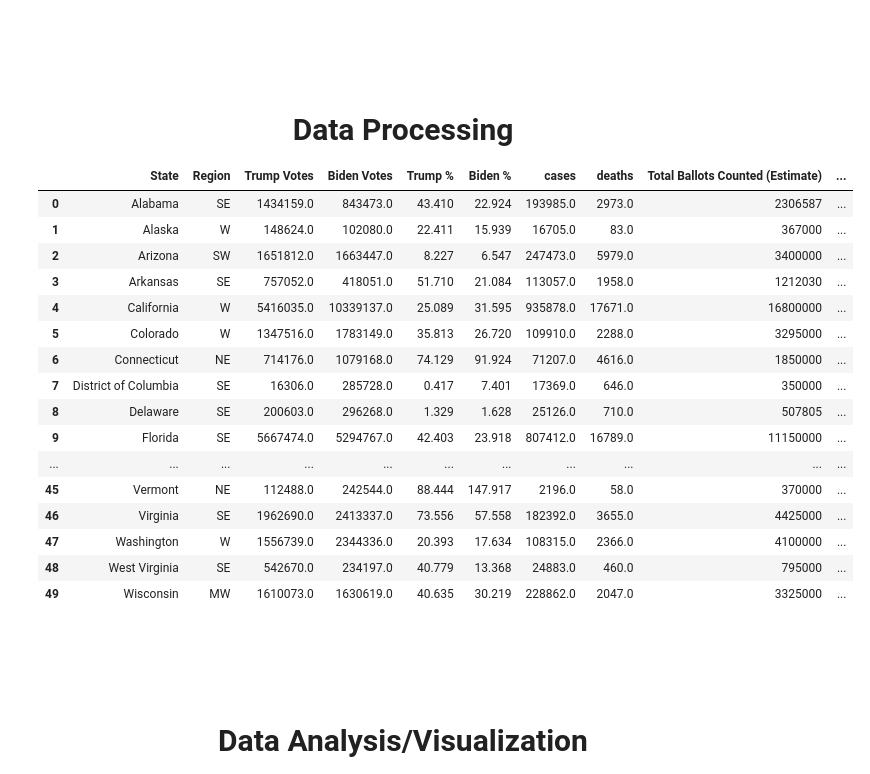
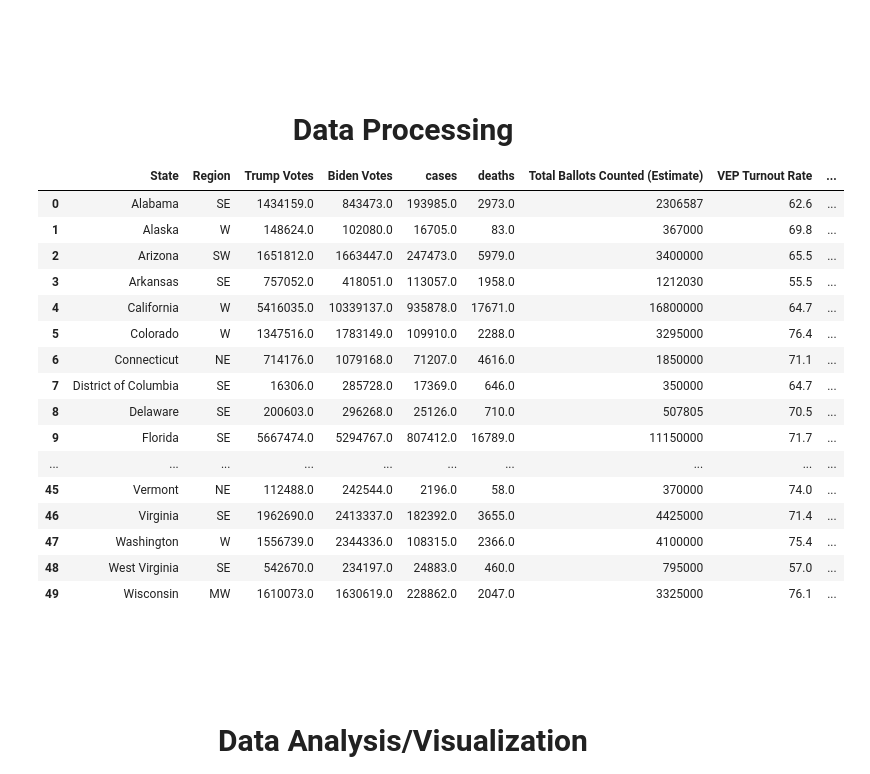
Before and after one commit to Nnaga1/COVID19-and-the-2020-election, a Jupyter notebook: final_tut.ipynb, the cells around one changed output. Drawn from its saved outputs; the diff is of its cells as text; code cells hidden in the pictures.

```diff
--- a/final_tut.ipynb
+++ b/final_tut.ipynb
@@ -84,52 +84,52 @@ electional = pd.read_csv('county_statistics.csv')
 
 electional = electional[['state','percentage20_Donald_Trump',
 'percentage20_Joe_Biden','total_votes20','votes20_Donald_Trump','votes20_Joe_Biden','cases','deaths',]]
 
 ##COVID CASES NOVEMBER 1st
 states = ["AL", "AK", "AZ", "AR", "CA", "CO", "CT", "DC", "DE", "FL", "GA", "HI", "ID", "IL", "IN", "IA", "KS", "KY", "LA", "ME", "MD", "MA", "MI", "MN", "MS", "MO", "MT", "NE", "NV", "NH", "NJ", "NM", "NY", "NC", "ND", "OH", "OK", "OR", "PA", "RI", "SC", "SD", "TN", "TX", "UT", "VT", "VA", "WA", "WV", "WI", "WY"]
 
 states_holder = []
 d = electional.loc[electional['state'] == 'SC']
 for s in states:
     d = electional.loc[electional['state'] == s]
     d = pd.DataFrame(d)
     states_holder.append(d)
 
 for i in range(50):
     states_holder[i] = replacer(states_holder[i])
     states_holder[i] = states_holder[i].groupby(['state'], as_index = False).sum()
     states_holder[i] = states_holder[i].rename(columns = {'state' : 'State Abv'})
 
 electional = pd.concat(states_holder)
 del electional['state']
 
 final_data = pd.merge(electional, data, on = 'State Abv', how = 'left').dropna()
-final_data = final_data.rename(columns = {'percentage20_Donald_Trump' : 'Trump %','percentage20_Joe_Biden' : 'Biden %', 'total_votes20' : 'Total votes',
+final_data = final_data.rename(columns = {'total_votes20' : 'Total votes',
 'votes20_Donald_Trump' : 'Trump Votes', 'votes20_Joe_Biden' : 'Biden Votes'})
 
-final_data = final_data[['State','Region','Trump Votes','Biden Votes','Trump %','Biden %','cases','deaths','Total Ballots Counted (Estimate)', 'VEP Turnout Rate','Voting-Eligible Population (VEP)', 'Voting-Age Population (VAP)','% Citizen','% Non-citizen']]
+final_data = final_data[['State','Region','Trump Votes','Biden Votes','cases','deaths','Total Ballots Counted (Estimate)', 'VEP Turnout Rate','Voting-Eligible Population (VEP)', 'Voting-Age Population (VAP)','% Citizen','% Non-citizen']]
 
 final_data['Covid Cases to Population Ratio'] = (final_data['cases'] / final_data['Voting-Age Population (VAP)']) * 100
 
 final_data
 # %% [output]
-|  | State | Region | Trump Votes | Biden Votes | Trump % | Biden % | cases | deaths | Total Ballots Counted (Estimate) | ... |
-| 0 | Alabama | SE | 1434159.0 | 843473.0 | 43.410 | 22.924 | 193985.0 | 2973.0 | 2306587 | ... |
-| 1 | Alaska | W | 148624.0 | 102080.0 | 22.411 | 15.939 | 16705.0 | 83.0 | 367000 | ... |
-| 2 | Arizona | SW | 1651812.0 | 1663447.0 | 8.227 | 6.547 | 247473.0 | 5979.0 | 3400000 | ... |
-| 3 | Arkansas | SE | 757052.0 | 418051.0 | 51.710 | 21.084 | 113057.0 | 1958.0 | 1212030 | ... |
-| 4 | California | W | 5416035.0 | 10339137.0 | 25.089 | 31.595 | 935878.0 | 17671.0 | 16800000 | ... |
-| 5 | Colorado | W | 1347516.0 | 1783149.0 | 35.813 | 26.720 | 109910.0 | 2288.0 | 3295000 | ... |
-| 6 | Connecticut | NE | 714176.0 | 1079168.0 | 74.129 | 91.924 | 71207.0 | 4616.0 | 1850000 | ... |
-| 7 | District of Columbia | SE | 16306.0 | 285728.0 | 0.417 | 7.401 | 17369.0 | 646.0 | 350000 | ... |
-| 8 | Delaware | SE | 200603.0 | 296268.0 | 1.329 | 1.628 | 25126.0 | 710.0 | 507805 | ... |
-| 9 | Florida | SE | 5667474.0 | 5294767.0 | 42.403 | 23.918 | 807412.0 | 16789.0 | 11150000 | ... |
-| ... | ... | ... | ... | ... | ... | ... | ... | ... | ... | ... |
-| 45 | Vermont | NE | 112488.0 | 242544.0 | 88.444 | 147.917 | 2196.0 | 58.0 | 370000 | ... |
-| 46 | Virginia | SE | 1962690.0 | 2413337.0 | 73.556 | 57.558 | 182392.0 | 3655.0 | 4425000 | ... |
-| 47 | Washington | W | 1556739.0 | 2344336.0 | 20.393 | 17.634 | 108315.0 | 2366.0 | 4100000 | ... |
-| 48 | West Virginia | SE | 542670.0 | 234197.0 | 40.779 | 13.368 | 24883.0 | 460.0 | 795000 | ... |
-| 49 | Wisconsin | MW | 1610073.0 | 1630619.0 | 40.635 | 30.219 | 228862.0 | 2047.0 | 3325000 | ... |
+|  | State | Region | Trump Votes | Biden Votes | cases | deaths | Total Ballots Counted (Estimate) | VEP Turnout Rate | ... |
+| 0 | Alabama | SE | 1434159.0 | 843473.0 | 193985.0 | 2973.0 | 2306587 | 62.6 | ... |
+| 1 | Alaska | W | 148624.0 | 102080.0 | 16705.0 | 83.0 | 367000 | 69.8 | ... |
+| 2 | Arizona | SW | 1651812.0 | 1663447.0 | 247473.0 | 5979.0 | 3400000 | 65.5 | ... |
+| 3 | Arkansas | SE | 757052.0 | 418051.0 | 113057.0 | 1958.0 | 1212030 | 55.5 | ... |
+| 4 | California | W | 5416035.0 | 10339137.0 | 935878.0 | 17671.0 | 16800000 | 64.7 | ... |
+| 5 | Colorado | W | 1347516.0 | 1783149.0 | 109910.0 | 2288.0 | 3295000 | 76.4 | ... |
+| 6 | Connecticut | NE | 714176.0 | 1079168.0 | 71207.0 | 4616.0 | 1850000 | 71.1 | ... |
+| 7 | District of Columbia | SE | 16306.0 | 285728.0 | 17369.0 | 646.0 | 350000 | 64.7 | ... |
+| 8 | Delaware | SE | 200603.0 | 296268.0 | 25126.0 | 710.0 | 507805 | 70.5 | ... |
+| 9 | Florida | SE | 5667474.0 | 5294767.0 | 807412.0 | 16789.0 | 11150000 | 71.7 | ... |
+| ... | ... | ... | ... | ... | ... | ... | ... | ... | ... |
+| 45 | Vermont | NE | 112488.0 | 242544.0 | 2196.0 | 58.0 | 370000 | 74.0 | ... |
+| 46 | Virginia | SE | 1962690.0 | 2413337.0 | 182392.0 | 3655.0 | 4425000 | 71.4 | ... |
+| 47 | Washington | W | 1556739.0 | 2344336.0 | 108315.0 | 2366.0 | 4100000 | 75.4 | ... |
+| 48 | West Virginia | SE | 542670.0 | 234197.0 | 24883.0 | 460.0 | 795000 | 57.0 | ... |
+| 49 | Wisconsin | MW | 1610073.0 | 1630619.0 | 228862.0 | 2047.0 | 3325000 | 76.1 | ... |
 # %% [markdown]
 <br><br><br><br>
 <center><div style="font-size: 30px"> <b>Data Analysis/Visualization</b> </center>
```
